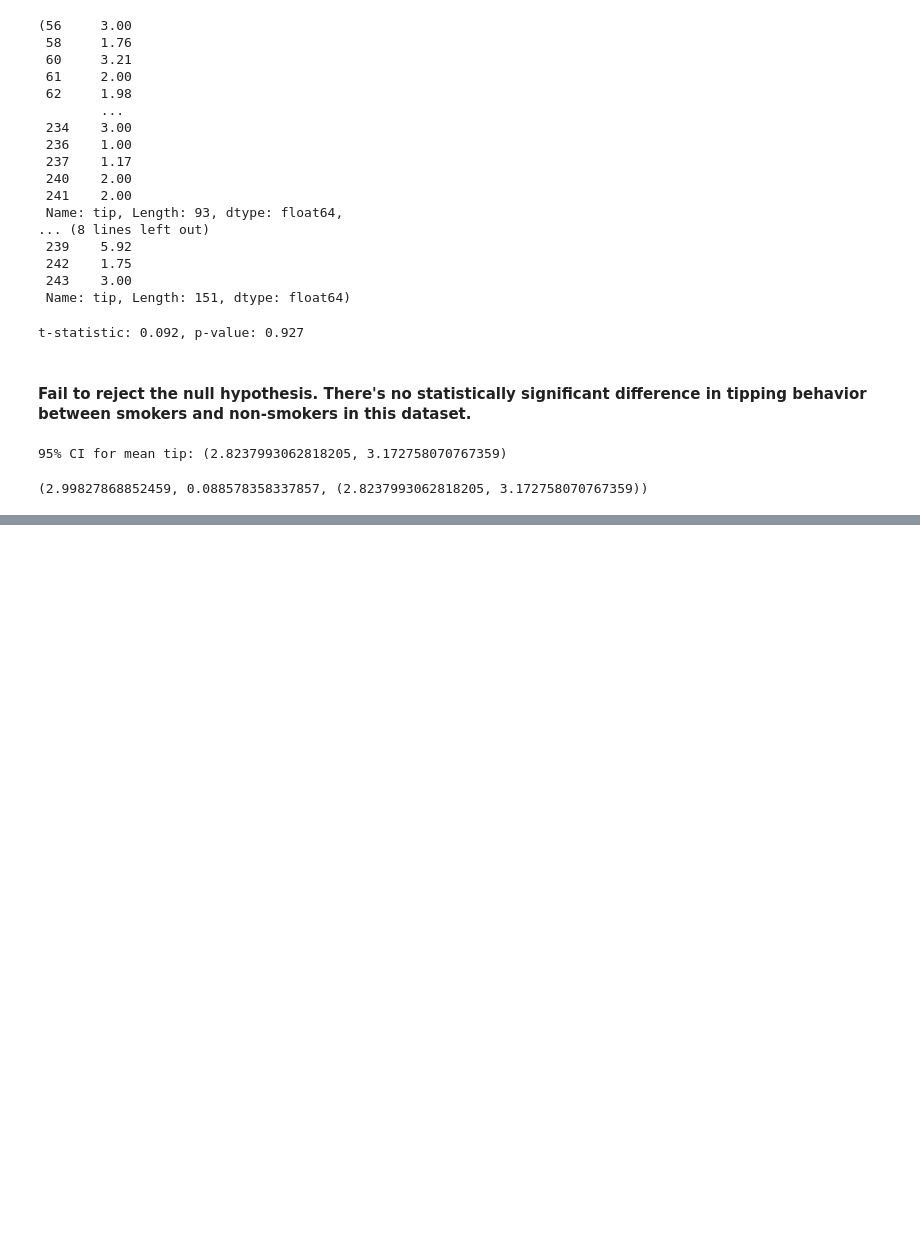
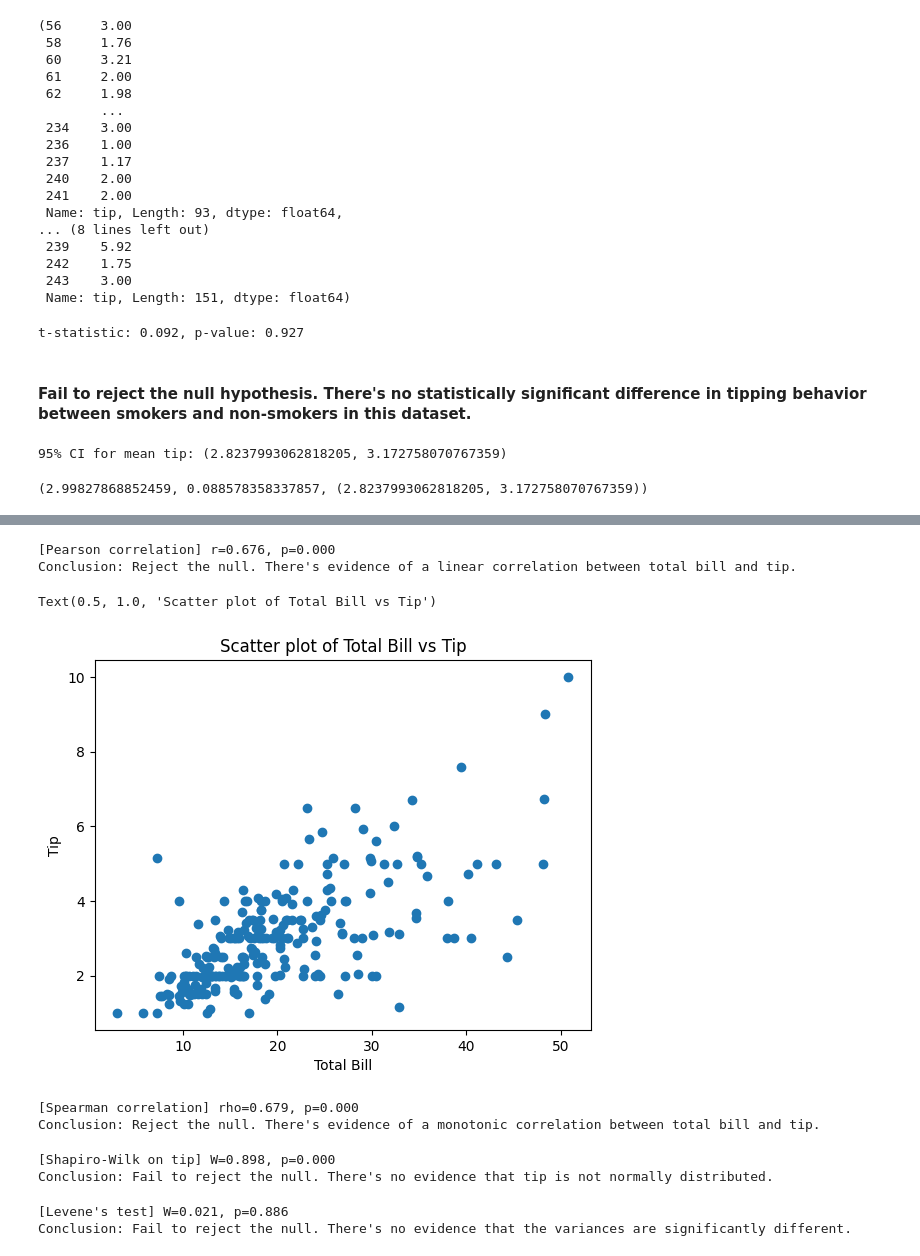
Before and after one commit to Rambagaria/ML_and_Agents, a Jupyter notebook: statistical_test.ipynb, the cells around one changed output, grey strips where cells are left out. Drawn from its saved outputs; the diff is of its cells as text; code cells hidden in the pictures; blank space fills up the shorter version.

```diff
--- a/statistical_test.ipynb
+++ b/statistical_test.ipynb
@@ -67,0 +250,17 @@ mean, sem, ci
+# %%
+# ---------- 7. Two-proportion z-test ----------
+# Are "generous" tippers (tip > 15% of bill) more common among smokers?
+df['tip_pct'] = df['tip'] / df['total_bill']
+df['generous'] = df['tip_pct'] > 0.15
+
+n1 = (df['smoker'] == 'Yes').sum()
+n2 = (df['smoker'] == 'No').sum()
+x1 = df[(df['smoker'] == 'Yes') & df['generous']].shape[0]
+x2 = df[(df['smoker'] == 'No') & df['generous']].shape[0]
+p1, p2 = x1 / n1, x2 / n2
+p_pool = (x1 + x2) / (n1 + n2)
+se = np.sqrt(p_pool * (1 - p_pool) * (1/n1 + 1/n2))
+z_stat = (p1 - p2) / se
+p_value = 2 * (1 - stats.norm.cdf(abs(z_stat)))
+print(f"[Two-proportion z-test] z={z_stat:.3f}, p={p_value:.3f}")
+print("Conclusion: Fail to reject the null. There's no evidence that the proportion of generous tippers differs between smokers and non-smokers")
@@ -67,0 +337,43 @@ mean, sem, ci
+# %%
+# ---------- 10. Pearson correlation (linear) ----------
+r, p_value = stats.pearsonr(df['total_bill'], df['tip'])
+print(f"[Pearson correlation] r={r:.3f}, p={p_value:.3f}")
+print("Conclusion: Reject the null. There's evidence of a linear correlation between total bill and tip.")
+# %% [output]
+[Pearson correlation] r=0.676, p=0.000
+Conclusion: Reject the null. There's evidence of a linear correlation between total bill and tip.
+# %%
+#plot total bill vs tip
+x = df['total_bill']
+y = df['tip']
+plt.scatter(x, y)
+plt.xlabel('Total Bill')
+plt.ylabel('Tip')
+plt.title('Scatter plot of Total Bill vs Tip')
+# %% [output]
+Text(0.5, 1.0, 'Scatter plot of Total Bill vs Tip')
+[figure, added]
+# %%
+# ---------- 11. Spearman correlation (monotonic, rank-based) ----------
+rho, p_value = stats.spearmanr(df['total_bill'], df['tip'])
+print(f"[Spearman correlation] rho={rho:.3f}, p={p_value:.3f}")
+print("Conclusion: Reject the null. There's evidence of a monotonic correlation between total bill and tip.")
+# %% [output]
+[Spearman correlation] rho=0.679, p=0.000
+Conclusion: Reject the null. There's evidence of a monotonic correlation between total bill and tip.
+# %%
+# ---------- 12. Shapiro-Wilk (normality check) ----------
+stat, p_value = stats.shapiro(df['tip'])
+print(f"[Shapiro-Wilk on tip] W={stat:.3f}, p={p_value:.3f}")
+print("Conclusion: Fail to reject the null. There's no evidence that tip is not normally distributed.")
+# %% [output]
+[Shapiro-Wilk on tip] W=0.898, p=0.000
+Conclusion: Fail to reject the null. There's no evidence that tip is not normally distributed.
+# %%
+# ---------- 13. Levene's test (equal variance check) ----------
+stat, p_value = stats.levene(smokers, non_smokers)
+print(f"[Levene's test] W={stat:.3f}, p={p_value:.3f}")
+print("Conclusion: Fail to reject the null. There's no evidence that the variances are significantly different.")
+# %% [output]
+[Levene's test] W=0.021, p=0.886
+Conclusion: Fail to reject the null. There's no evidence that the variances are significantly different.
```
Also changed, not shown: parts of 24 cells of this notebook, 1 other file.
